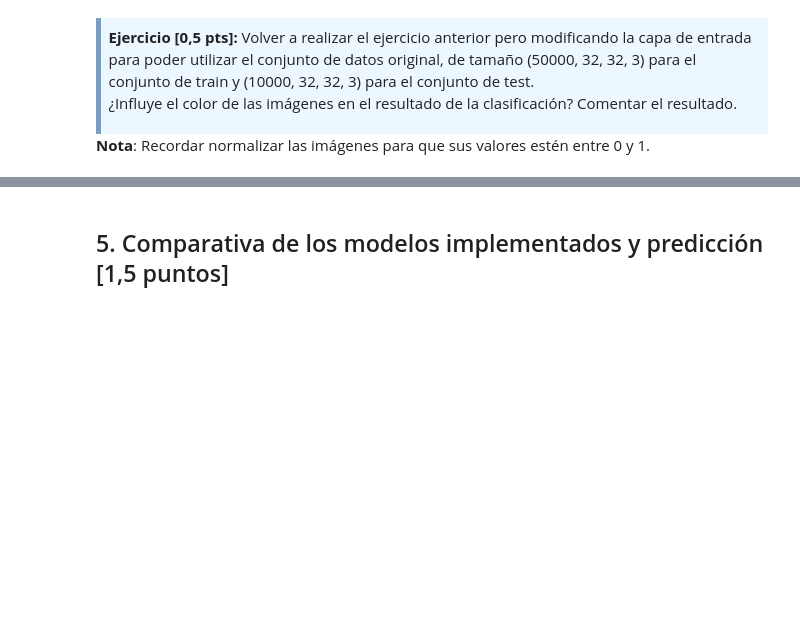
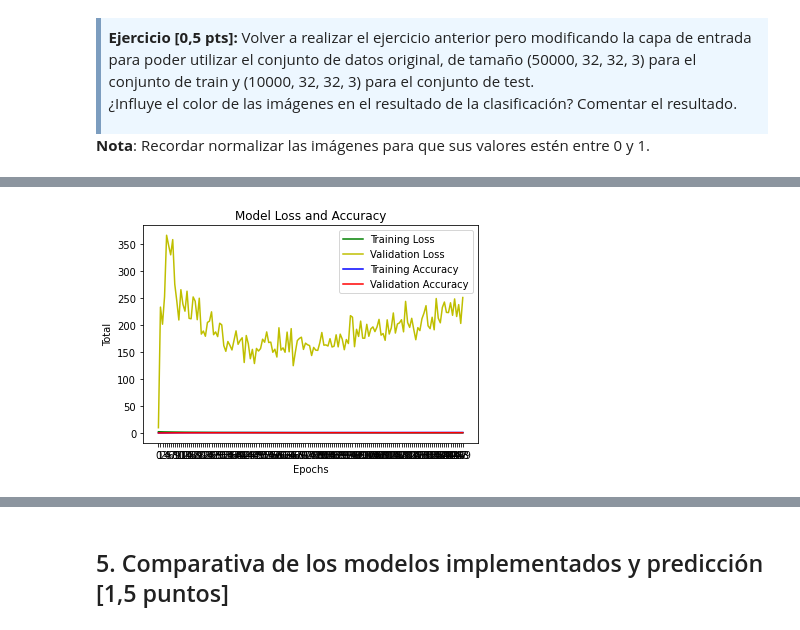
Before and after one commit to mtablado/uoc2022_deeplearning_pec2, a Jupyter notebook: 20212_M2.875_PEC2-mtabladol.ipynb, the cells around one changed output, grey strips where cells are left out. Saved outputs shown, nothing was run; the diff lists cells and outputs as text; code cells hidden in the pictures; blank space fills up the shorter version.

```diff
--- a/20212_M2.875_PEC2-mtabladol.ipynb
+++ b/20212_M2.875_PEC2-mtabladol.ipynb
@@ -504,0 +639,40 @@ Para ello utilizaremos una red convolucional con la misma estructura de la red d
+# %%
+# Crear la CNN profunda
+model = Sequential()
+
+model.add(Conv2D(32, (3, 3), activation='relu', padding="same", input_shape=(32,32,3)))
+model.add(Conv2D(32, (3, 3), activation='relu', padding="same"))
+model.add(MaxPooling2D((2, 2)))
+model.add(Dropout(.2))
+
+model.add(Conv2D(64, (3, 3), activation='relu', padding="same"))
+model.add(Conv2D(64, (3, 3), activation='relu', padding="same"))
+model.add(MaxPooling2D((2, 2)))
+model.add(Dropout(.2))
+
+model.add(Conv2D(128, (3, 3), activation='relu', padding="same"))
+model.add(Conv2D(128, (3, 3), activation='relu', padding="same"))
+model.add(MaxPooling2D((2, 2)))
+model.add(Dropout(.2))
+
+model.add(Flatten())
+model.add(Dense(128, activation='relu'))
+model.add(Dropout(.2))
+
+# Capa softmax de clasificación con 10 valores posibles(etiqueas)
+model.add(Dense(10, activation="softmax"))
+
+model.summary()
+# %%
+# Compile
+model.compile(SGD(learning_rate=0.001, momentum=0.9),
+              "categorical_crossentropy",
+              metrics=['accuracy'])
+# %%
+# Entrenamiento del modelo
+epochs = 150
+t0 = timeit.default_timer()
+mfit = model.fit(X_train_norm, train_labels, epochs=epochs, batch_size=128,
+                    validation_data=(X_test, test_labels))
+training_time = timeit.default_timer() - t0
+print("El tiempo de entrenamiento de la red es {} segundos.".format(training_time))
@@ -505,3 +697,5 @@ Para ello utilizaremos una red convolucional con la misma estructura de la red d
 # %%
 # Resultados
-# TODO
+plot_prediction(epochs, mfit)
+# %% [output]
+[figure, added]
```
Also changed, not shown: parts of 40 cells of this notebook.
